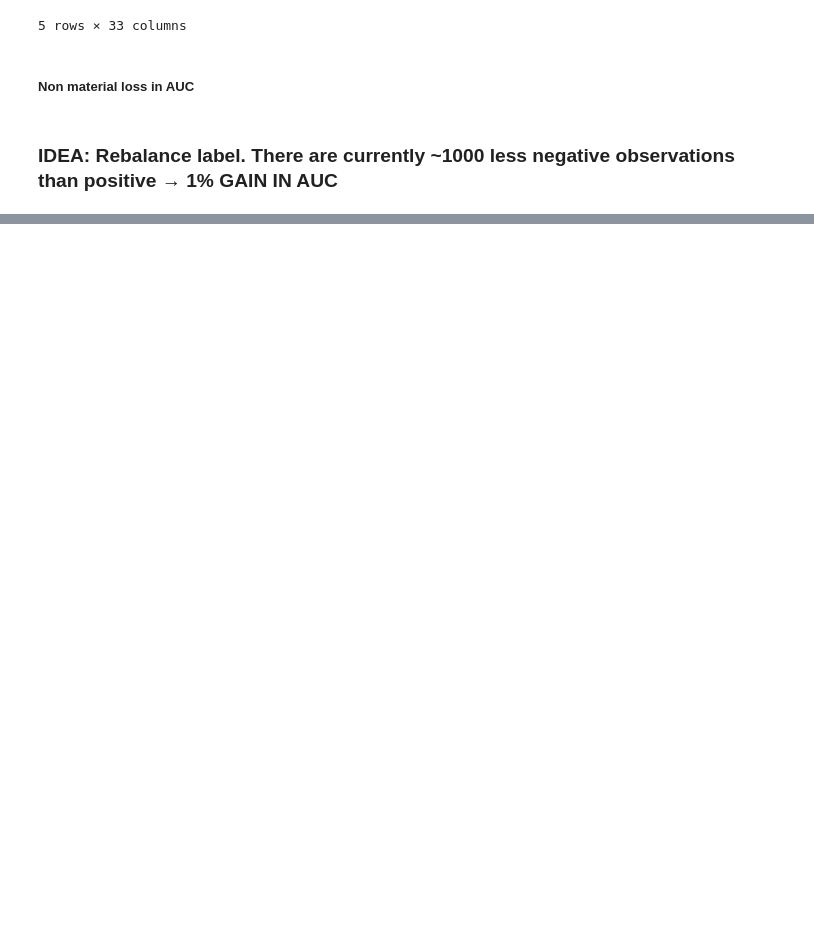
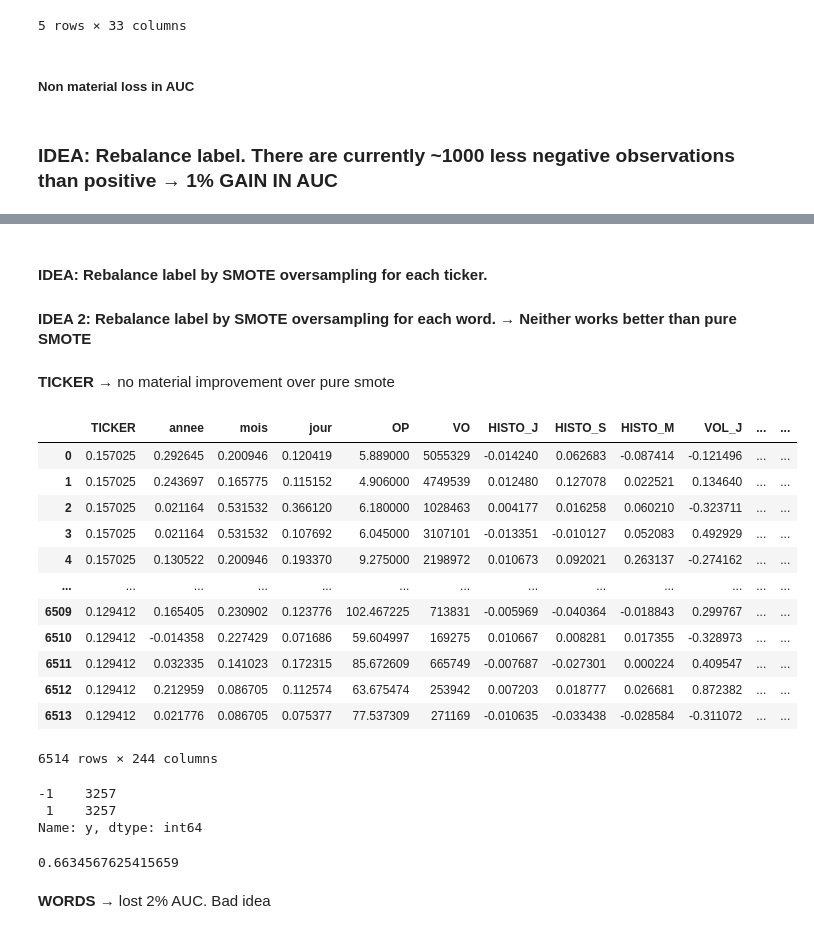
Before and after one commit to FranciscoRZ/WordImpactForecasting, a Jupyter notebook: exploratory_notebooks/model_training.ipynb, the cells around one changed output, grey strips where cells are left out. Cells and saved outputs as stored; diff of their text form; code cells hidden in the pictures; blank space fills up the shorter version.

```diff
--- a/exploratory_notebooks/model_training.ipynb
+++ b/exploratory_notebooks/model_training.ipynb
@@ -634,0 +629,55 @@ Name: y, dtype: int64
+# %% [markdown]
+#### IDEA: Rebalance label by SMOTE oversampling for each ticker.
+#### IDEA 2: Rebalance label by SMOTE oversampling for each word. **&rarr; Neither works better than pure SMOTE**
+# %% [markdown]
+**TICKER** &rarr; no material improvement over pure smote
+# %%
+tk_X_train, tk_y_train = X_train.copy(), y_train.copy()
+tk_X_test, tk_y_test = X_test.copy(), y_test.copy()
+# %%
+all_tickers = tk_X_train["TICKER"].unique()
+# %%
+ticker = all_tickers[0]
+tk_X_res = tk_X_train.loc[tk_X_train["TICKER"]==ticker]
+tk_y_res = tk_y_train.loc[tk_X_train["TICKER"]==ticker]
+
+tk_X_res, tk_y_res = over.fit_resample(tk_X_res, tk_y_res)
+
+for ticker in all_tickers[1:]:
+    tmp_y = tk_y_train.loc[tk_X_train["TICKER"]==ticker]
+    tmp_X = tk_X_train.loc[tk_X_train["TICKER"]==ticker]
+
+    tmp_X_res, tmp_y_res = over.fit_resample(tmp_X, tmp_y)
+
+    tk_X_res = tk_X_res.append(tmp_X_res, ignore_index=True)
+    tk_y_res = tk_y_res.append(tmp_y_res, ignore_index=True)
+# %%
+tk_X_res
+# %% [output]
+|  | TICKER | annee | mois | jour | OP | VO | HISTO_J | HISTO_S | HISTO_M | VOL_J | ... | ... |
+| 0 | 0.157025 | 0.292645 | 0.200946 | 0.120419 | 5.889000 | 5055329 | -0.014240 | 0.062683 | -0.087414 | -0.121496 | ... | ... |
+| 1 | 0.157025 | 0.243697 | 0.165775 | 0.115152 | 4.906000 | 4749539 | 0.012480 | 0.127078 | 0.022521 | 0.134640 | ... | ... |
+| 2 | 0.157025 | 0.021164 | 0.531532 | 0.366120 | 6.180000 | 1028463 | 0.004177 | 0.016258 | 0.060210 | -0.323711 | ... | ... |
+| 3 | 0.157025 | 0.021164 | 0.531532 | 0.107692 | 6.045000 | 3107101 | -0.013351 | -0.010127 | 0.052083 | 0.492929 | ... | ... |
+| 4 | 0.157025 | 0.130522 | 0.200946 | 0.193370 | 9.275000 | 2198972 | 0.010673 | 0.092021 | 0.263137 | -0.274162 | ... | ... |
+| ... | ... | ... | ... | ... | ... | ... | ... | ... | ... | ... | ... | ... |
+| 6509 | 0.129412 | 0.165405 | 0.230902 | 0.123776 | 102.467225 | 713831 | -0.005969 | -0.040364 | -0.018843 | 0.299767 | ... | ... |
+| 6510 | 0.129412 | -0.014358 | 0.227429 | 0.071686 | 59.604997 | 169275 | 0.010667 | 0.008281 | 0.017355 | -0.328973 | ... | ... |
+| 6511 | 0.129412 | 0.032335 | 0.141023 | 0.172315 | 85.672609 | 665749 | -0.007687 | -0.027301 | 0.000224 | 0.409547 | ... | ... |
+| 6512 | 0.129412 | 0.212959 | 0.086705 | 0.112574 | 63.675474 | 253942 | 0.007203 | 0.018777 | 0.026681 | 0.872382 | ... | ... |
+| 6513 | 0.129412 | 0.021776 | 0.086705 | 0.075377 | 77.537309 | 271169 | -0.010635 | -0.033438 | -0.028584 | -0.311072 | ... | ... |
+6514 rows × 244 columns
+# %%
+tk_y_res.y.value_counts()
+# %% [output]
+-1    3257
+ 1    3257
+Name: y, dtype: int64
+# %%
+model = xgb.fit(tk_X_res, tk_y_res.y)
+y_pred_test = model.predict(tk_X_test)
+roc_auc_score(tk_y_test.y, y_pred_test)
+# %% [output]
+0.6634567625415659
+# %% [markdown]
+**WORDS** &rarr; lost 2% AUC. Bad idea
```
Also changed, not shown: parts of 23 cells of this notebook, 4 other files.
